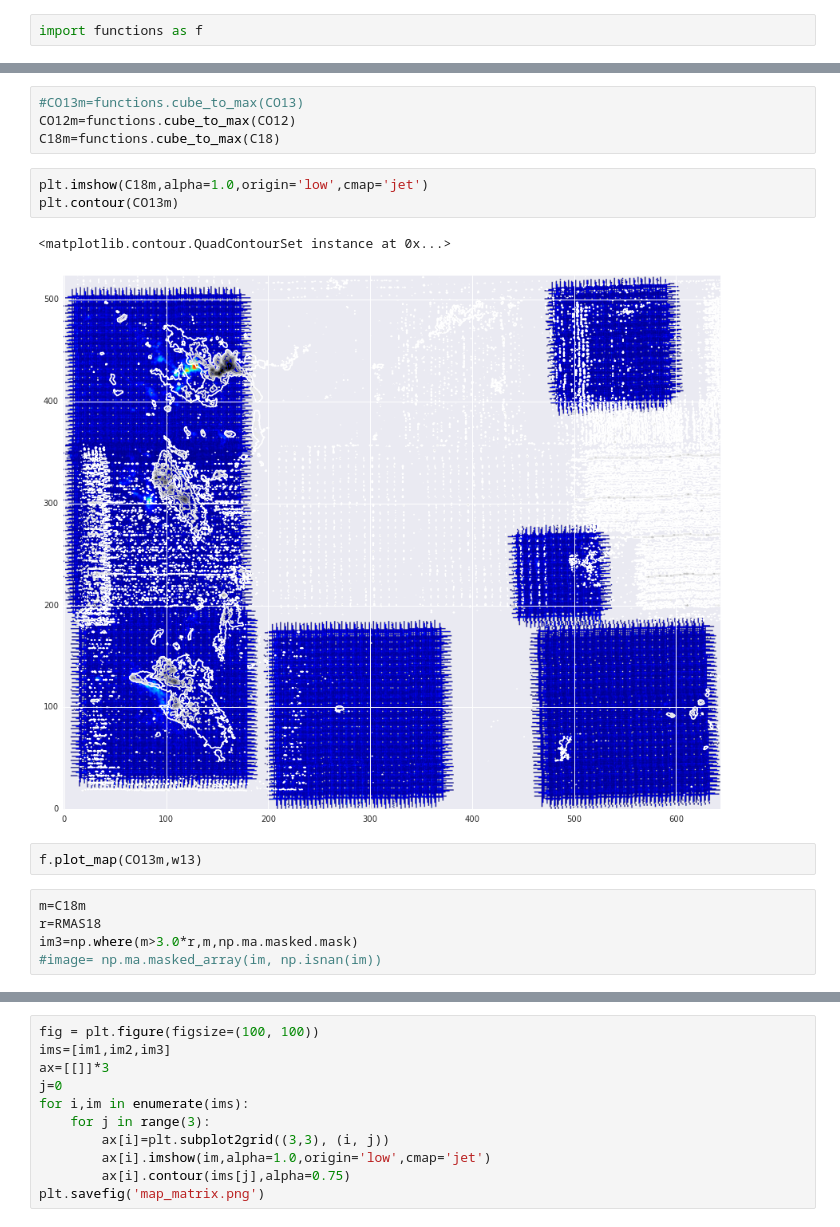
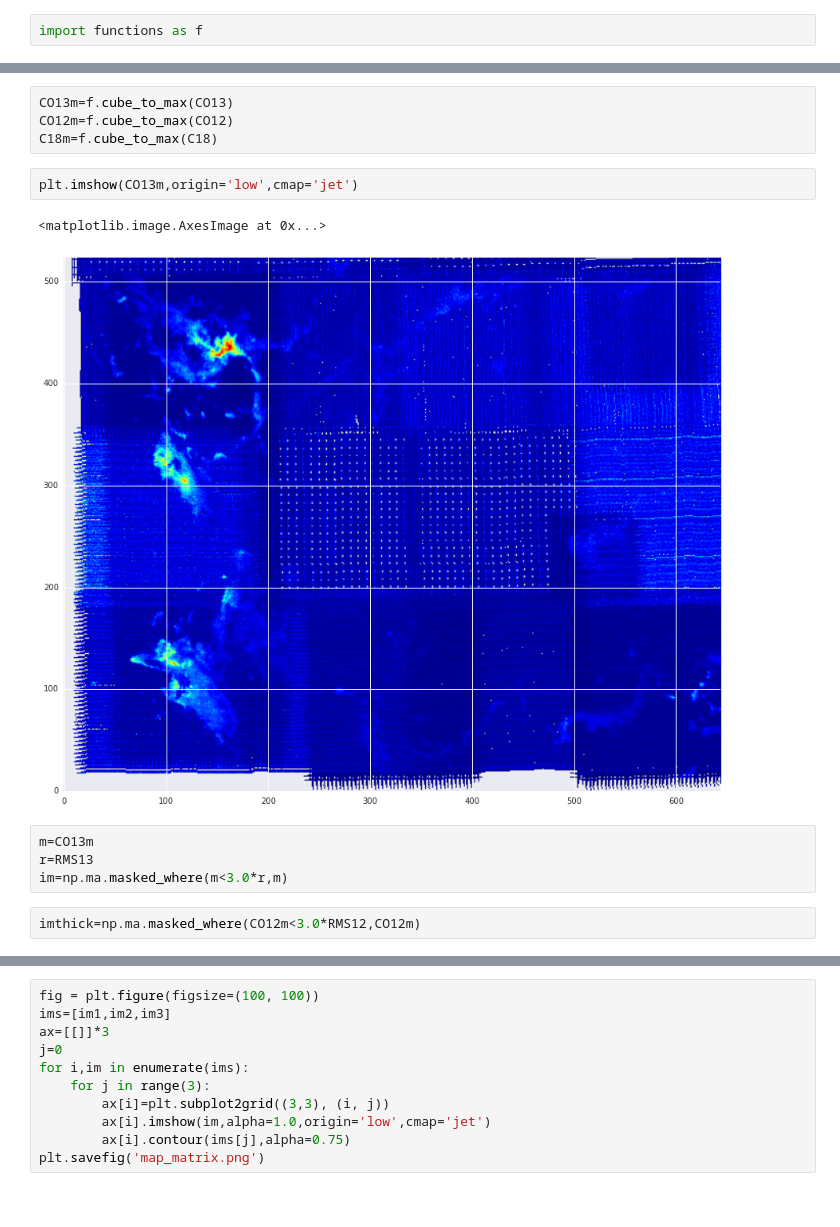
Before and after one commit to Mixpap/Ptyxiaki, a Jupyter notebook: Initial-Steps.ipynb, the cells around one changed output, grey strips where cells are left out. Drawn from its saved outputs; the diff is of its cells as text.

Commit message:
masked maps

```diff
--- a/Initial-Steps.ipynb
+++ b/Initial-Steps.ipynb
@@ -35,17 +38,15 @@ RMAS18,wrms18=f.open_map('maps/c18o3-2_alrms.fits')
 # %%
-#CO13m=functions.cube_to_max(CO13)
-CO12m=functions.cube_to_max(CO12)
-C18m=functions.cube_to_max(C18)
+CO13m=f.cube_to_max(CO13)
+CO12m=f.cube_to_max(CO12)
+C18m=f.cube_to_max(C18)
 # %%
-plt.imshow(C18m,alpha=1.0,origin='low',cmap='jet')
-plt.contour(CO13m)
+plt.imshow(CO13m,origin='low',cmap='jet')
 # %% [output]
-<matplotlib.contour.QuadContourSet instance at 0x...>
+<matplotlib.image.AxesImage at 0x...>
-[figure, old version]
+[figure, new version]
-# %%
-f.plot_map(CO13m,w13)
-# %%
-m=C18m
-r=RMAS18
-im3=np.where(m>3.0*r,m,np.ma.masked.mask)
-#image= np.ma.masked_array(im, np.isnan(im))
+# %%
+m=CO13m
+r=RMS13
+im=np.ma.masked_where(m<3.0*r,m)
+# %%
+imthick=np.ma.masked_where(CO12m<3.0*RMS12,CO12m)
```
Also changed, not shown: parts of 10 cells of this notebook, 1 other file.
